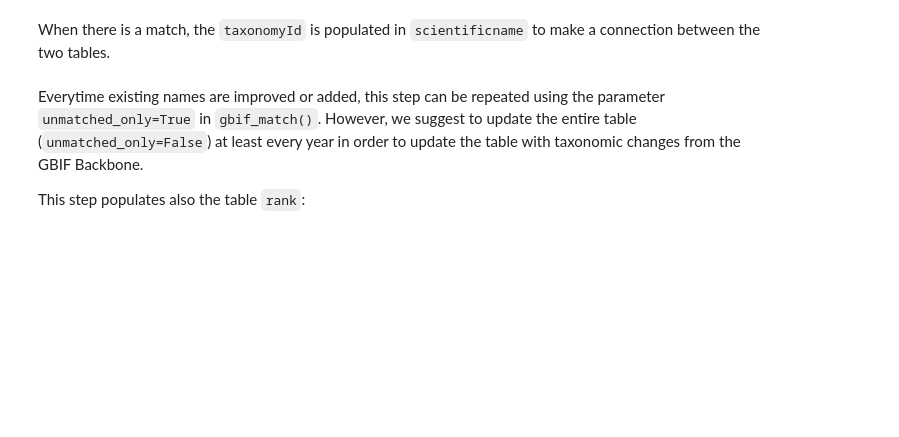
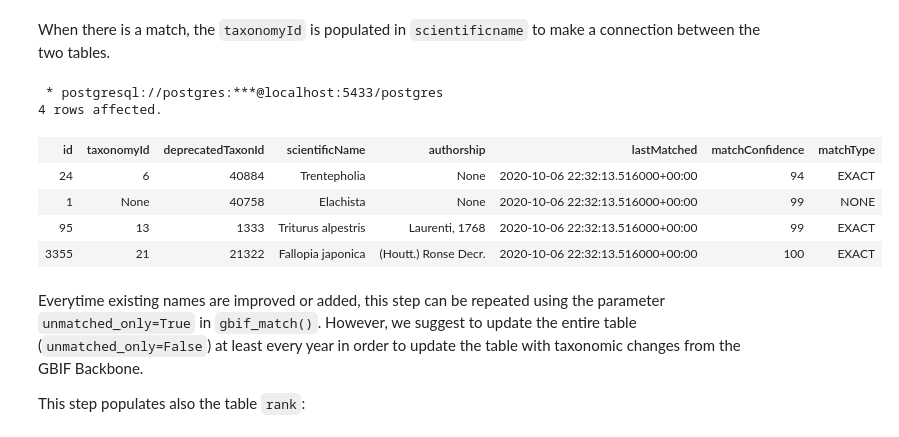
Before and after one commit to inbo/speciesbim, a Jupyter notebook: notebooks/demo.ipynb, the cells around one changed output. Cells and saved outputs as stored; diff of their text form; code cells hidden in the pictures; blank space fills up the shorter version.

```diff
--- a/notebooks/demo.ipynb
+++ b/notebooks/demo.ipynb
@@ -151,12 +249,20 @@ When there is a match, the `taxonomyId` is populated in `scientificname` to make
 # %%
 %%sql
 SELECT * FROM biodiv.scientificname
 WHERE "scientificName" IN (
-    'Mellitiosporium pteridium', -- no matchc to GBIF Backbone
-    'Rana ridibunda', -- Synonym of Pelophylax ridibundus
-    'Fallopia japonica', -- Exotic and synonym of Reynoutria japonica
-    'Sonchus' -- accepted genus
+    'Elachista', -- no match to GBIF Backbone will be found
+    'Triturus alpestris', -- synonym of Ichthyosaura alpestris
+    'Fallopia japonica', -- exotic and synonym of Reynoutria japonica
+    'Trentepholia' -- accepted genus
 )
+# %% [output]
+ * postgresql://postgres:***@localhost:5433/postgres
+4 rows affected.
+| id | taxonomyId | deprecatedTaxonId | scientificName | authorship | lastMatched | matchConfidence | matchType |
+| 24 | 6 | 40884 | Trentepholia | None | 2020-10-06 22:32:13.516000+00:00 | 94 | EXACT |
+| 1 | None | 40758 | Elachista | None | 2020-10-06 22:32:13.516000+00:00 | 99 | NONE |
+| 95 | 13 | 1333 | Triturus alpestris | Laurenti, 1768 | 2020-10-06 22:32:13.516000+00:00 | 99 | EXACT |
+| 3355 | 21 | 21322 | Fallopia japonica | (Houtt.) Ronse Decr. | 2020-10-06 22:32:13.516000+00:00 | 100 | EXACT |
 # %% [markdown]
 Everytime existing names are improved or added, this step can be repeated using the parameter `unmatched_only=True` in `gbif_match()`. However, we suggest to update the entire table (`unmatched_only=False`) at least every year in order to update the table with taxonomic changes from the GBIF Backbone.
 
```
Also changed, not shown: parts of 23 cells of this notebook.
